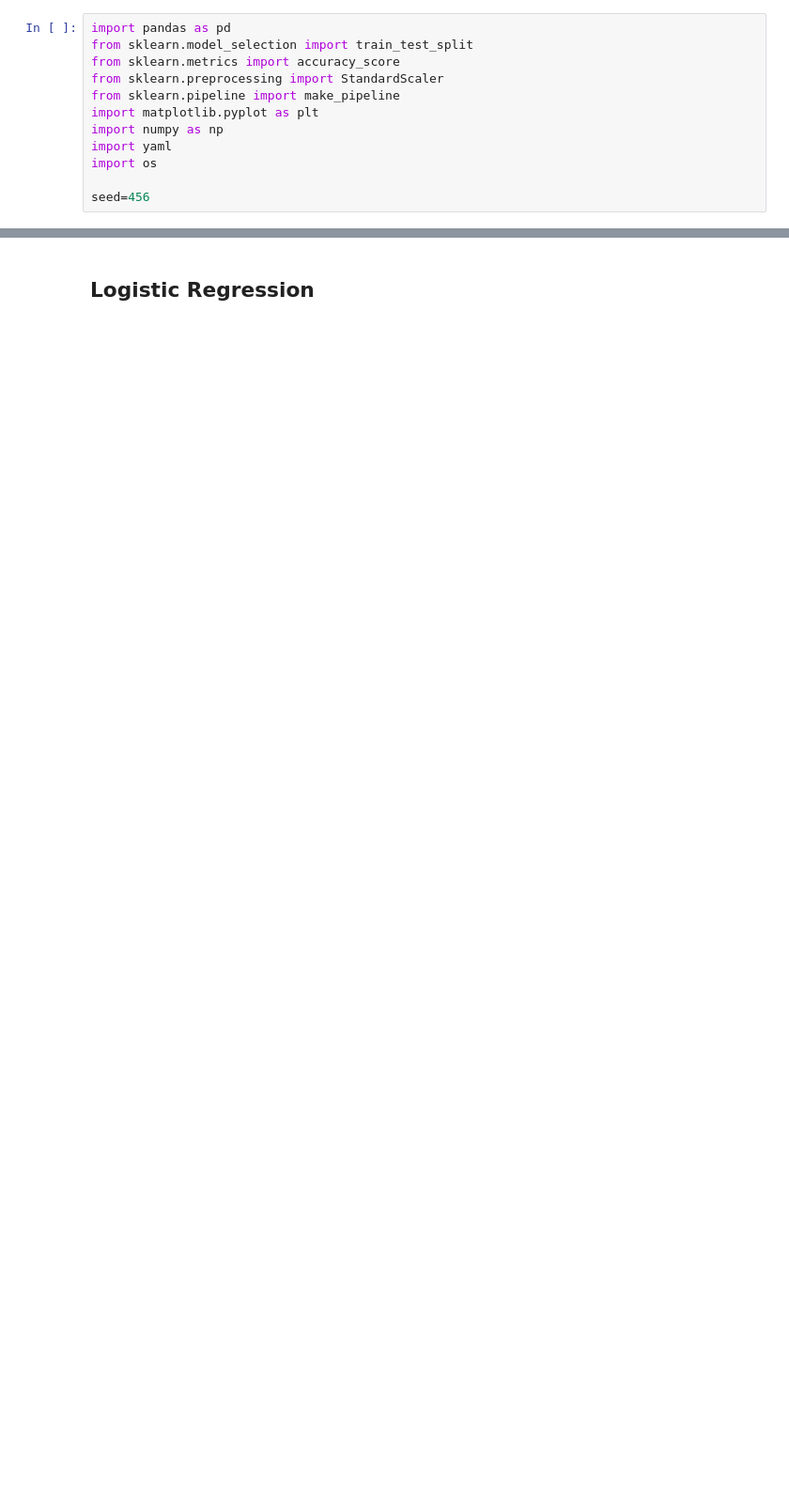
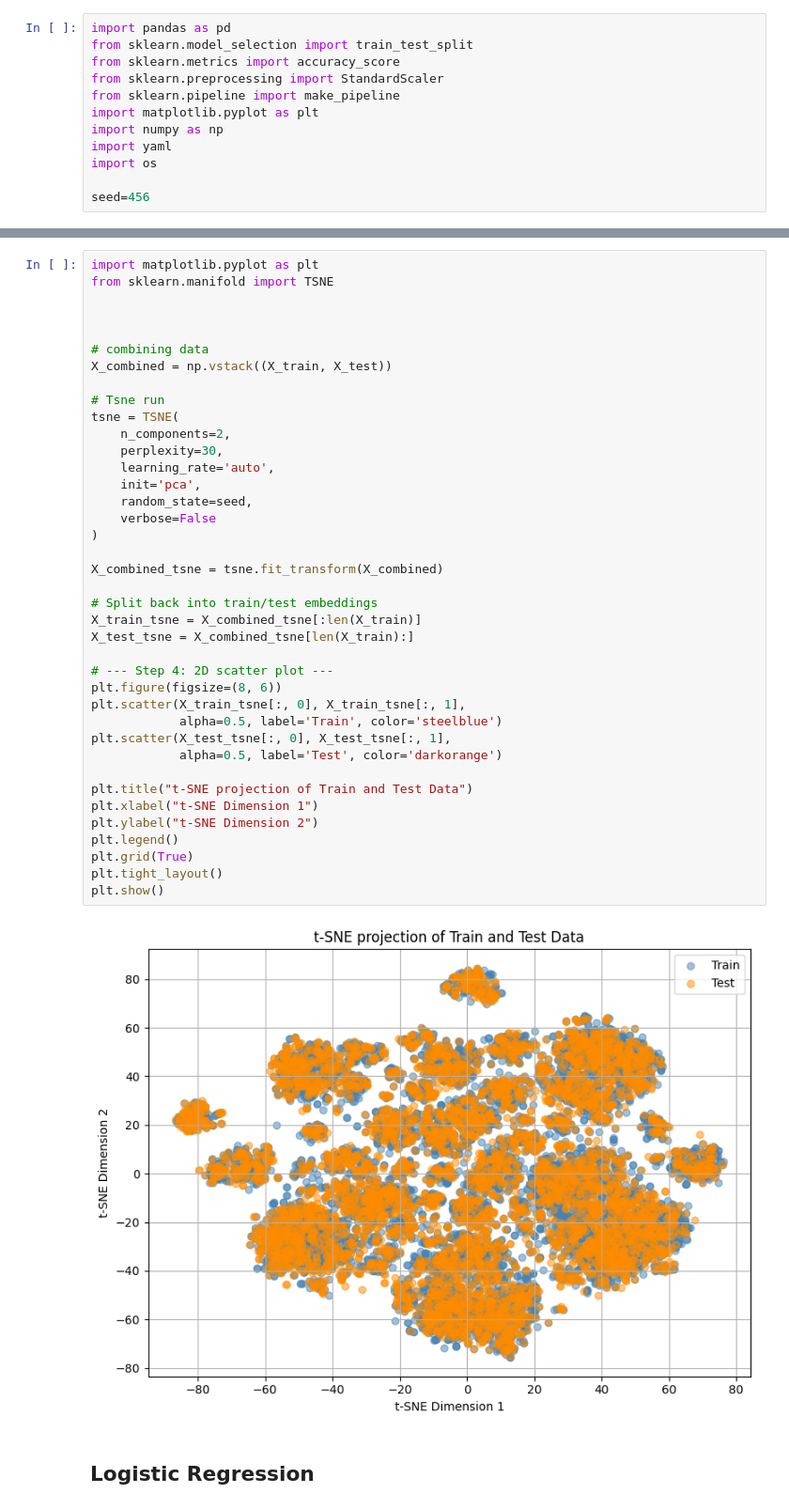
Before and after one commit to surianosapienza/fds-pokemon, a Jupyter notebook: notebooks/02_modeling.ipynb, the cells around one changed output, grey strips where cells are left out. Shown at 94% size. Drawn from its saved outputs; the diff is of its cells as text; blank space fills up the shorter version.

```diff
--- a/notebooks/02_modeling.ipynb
+++ b/notebooks/02_modeling.ipynb
@@ -40,3 +45,44 @@ print("(number of data, number of features):",X_train.shape)
+# %%
+import matplotlib.pyplot as plt
+from sklearn.manifold import TSNE
+
+
+
+# combining data
+X_combined = np.vstack((X_train, X_test))
+
+# Tsne run
+tsne = TSNE(
+    n_components=2,
+    perplexity=30,
+    learning_rate='auto',
+    init='pca',
+    random_state=seed,
+    verbose=False
+)
+
+X_combined_tsne = tsne.fit_transform(X_combined)
+
+# Split back into train/test embeddings
+X_train_tsne = X_combined_tsne[:len(X_train)]
+X_test_tsne = X_combined_tsne[len(X_train):]
+
+# --- Step 4: 2D scatter plot ---
+plt.figure(figsize=(8, 6))
+plt.scatter(X_train_tsne[:, 0], X_train_tsne[:, 1],
+            alpha=0.5, label='Train', color='steelblue')
+plt.scatter(X_test_tsne[:, 0], X_test_tsne[:, 1],
+            alpha=0.5, label='Test', color='darkorange')
+
+plt.title("t-SNE projection of Train and Test Data")
+plt.xlabel("t-SNE Dimension 1")
+plt.ylabel("t-SNE Dimension 2")
+plt.legend()
+plt.grid(True)
+plt.tight_layout()
+plt.show()
+# %% [output]
+[figure, added]
 # %% [markdown]
 ## Logistic Regression
 # %%
```
Also changed, not shown: parts of 41 cells of this notebook, 3 other files.
